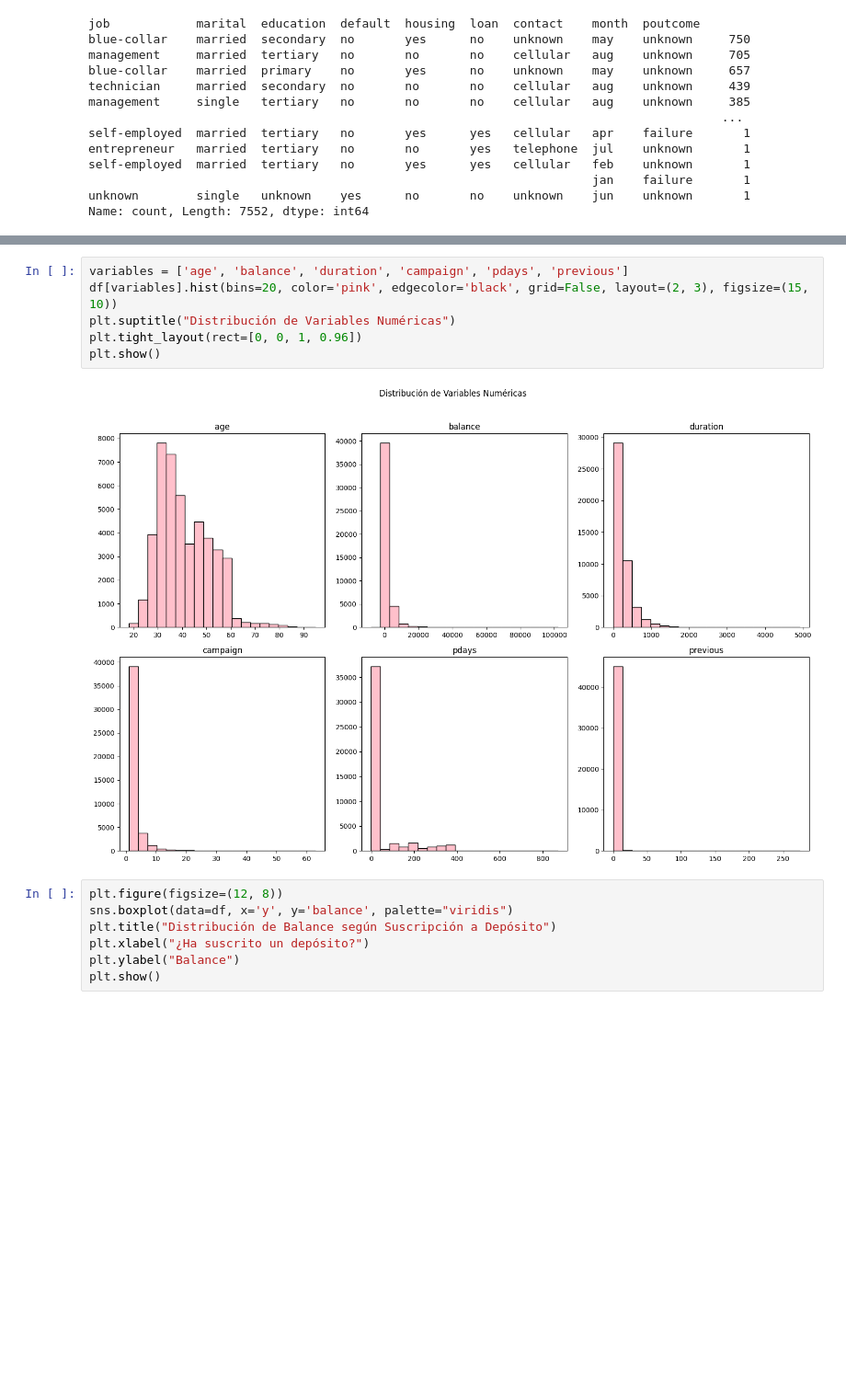
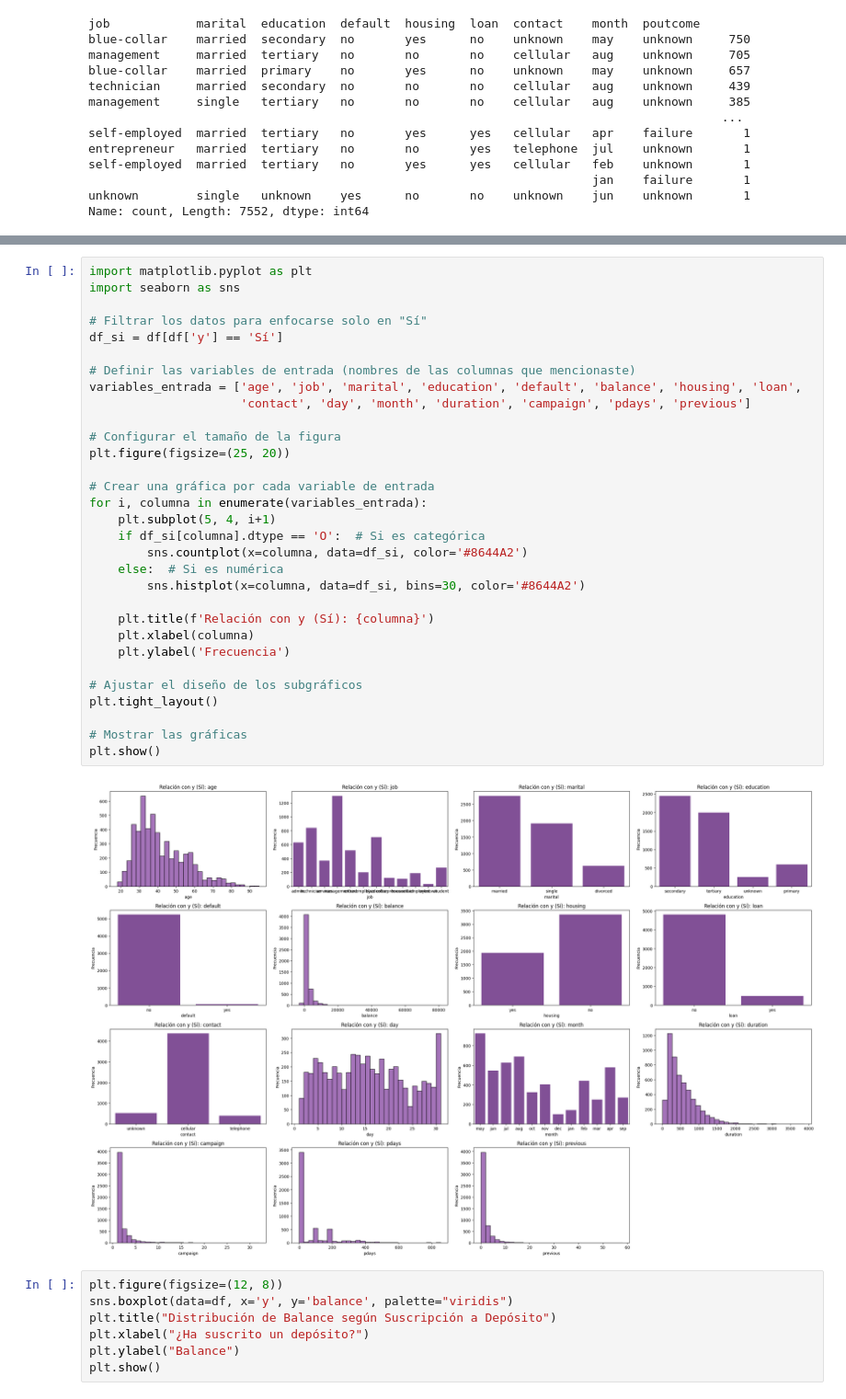
Before and after one commit to cflorido/banking-subscription-prediction, a Jupyter notebook: AnalisisDatos.ipynb, the cells around one changed output, grey strips where cells are left out. Shown at 92% size. Drawn from its saved outputs; the diff is of its cells as text; blank space fills up the shorter version.

```diff
--- a/AnalisisDatos.ipynb
+++ b/AnalisisDatos.ipynb
@@ -286,11 +271,36 @@ plt.show()
-# %%
-variables = ['age', 'balance', 'duration', 'campaign', 'pdays', 'previous']
-df[variables].hist(bins=20, color='pink', edgecolor='black', grid=False, layout=(2, 3), figsize=(15, 10))
-plt.suptitle("Distribución de Variables Numéricas")
-plt.tight_layout(rect=[0, 0, 1, 0.96])
-plt.show()
-# %% [output]
-[figure, removed]
+# %%
+import matplotlib.pyplot as plt
+import seaborn as sns
+
+# Filtrar los datos para enfocarse solo en "Sí"
+df_si = df[df['y'] == 'Sí']
+
+# Definir las variables de entrada (nombres de las columnas que mencionaste)
+variables_entrada = ['age', 'job', 'marital', 'education', 'default', 'balance', 'housing', 'loan',
+                     'contact', 'day', 'month', 'duration', 'campaign', 'pdays', 'previous']
+
+# Configurar el tamaño de la figura
+plt.figure(figsize=(25, 20))
+
+# Crear una gráfica por cada variable de entrada
+for i, columna in enumerate(variables_entrada):
+    plt.subplot(5, 4, i+1)
+    if df_si[columna].dtype == 'O':  # Si es categórica
+        sns.countplot(x=columna, data=df_si, color='#8644A2')
+    else:  # Si es numérica
+        sns.histplot(x=columna, data=df_si, bins=30, color='#8644A2')
+
+    plt.title(f'Relación con y (Sí): {columna}')
+    plt.xlabel(columna)
+    plt.ylabel('Frecuencia')
+
+# Ajustar el diseño de los subgráficos
+plt.tight_layout()
+
+# Mostrar las gráficas
+plt.show()
+# %% [output]
+[figure, added]
 # %%
 plt.figure(figsize=(12, 8))
 sns.boxplot(data=df, x='y', y='balance', palette="viridis")
```
Also changed, not shown: parts of 7 cells of this notebook.
